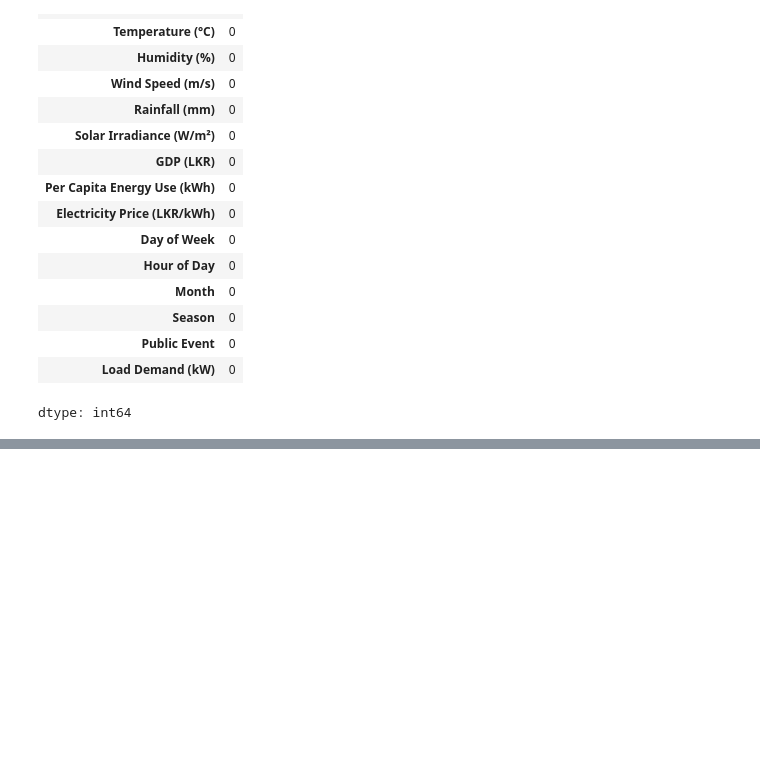
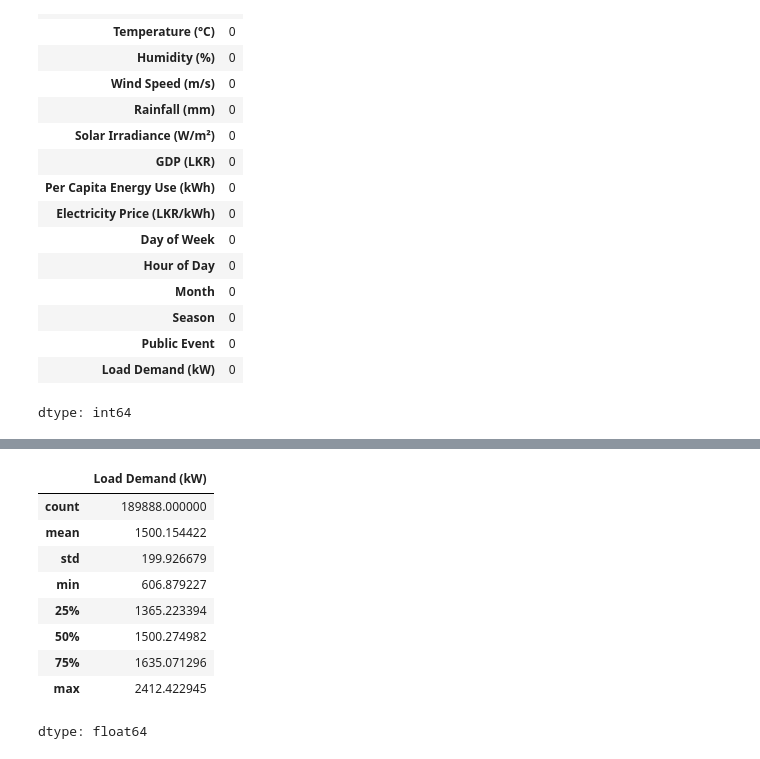
Before and after one commit to shammika000/sri-lanka-electricity-demand-forecasting, a Jupyter notebook: ml/notebooks/01_data_exploration.ipynb, the cells around one changed output, grey strips where cells are left out. Saved outputs shown, nothing was run; the diff lists cells and outputs as text; code cells hidden in the pictures; blank space fills up the shorter version.

```diff
--- a/ml/notebooks/01_data_exploration.ipynb
+++ b/ml/notebooks/01_data_exploration.ipynb
@@ -81,0 +152,13 @@ dtype: int64
+# %%
+df['Load Demand (kW)'].describe()
+# %% [output]
+|  | Load Demand (kW) |
+| count | 189888.000000 |
+| mean | 1500.154422 |
+| std | 199.926679 |
+| min | 606.879227 |
+| 25% | 1365.223394 |
+| 50% | 1500.274982 |
+| 75% | 1635.071296 |
+| max | 2412.422945 |
+dtype: float64
```
Also changed, not shown: parts of 12 cells of this notebook.
